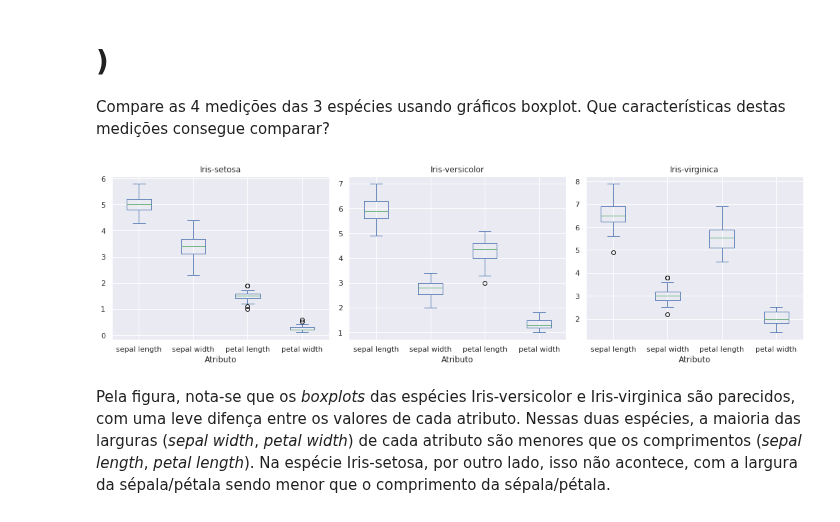
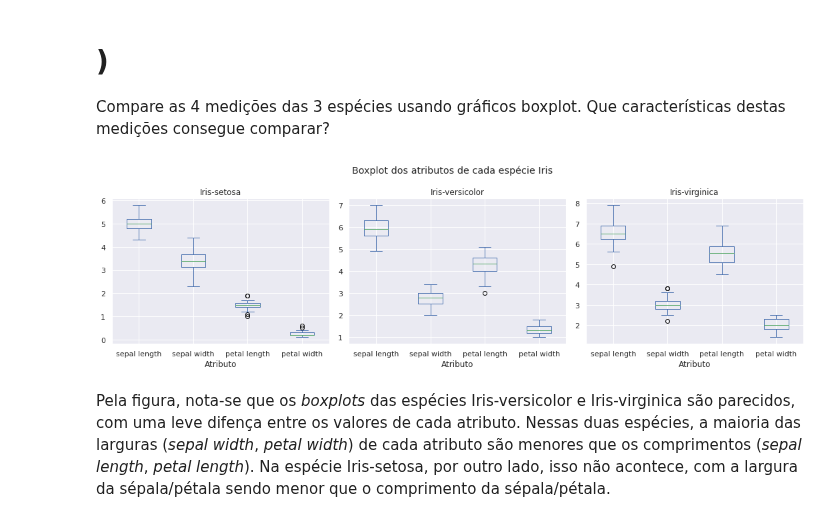
Before and after one commit to ifribeiro/TEI-EstApl, a Jupyter notebook: EPC2.ipynb, the cells around one changed output. Saved outputs shown, nothing was run; the diff lists cells and outputs as text; code cells hidden in the pictures.

```diff
--- a/EPC2.ipynb
+++ b/EPC2.ipynb
@@ -16,12 +16,13 @@ atributos = iris.columns
 # %%
 fig, ax = plt.subplots(ncols=3, figsize=(15,4.5))
 for i, e in enumerate(especies):
     iris[iris['class'] == e][['sepal length', 'sepal width', 'petal length', 'petal width']].plot(kind='box', ax=ax[i])
     ax[i].set_xlabel("Atributo")
     ax[i].set_title(e)
+plt.suptitle("Boxplot dos atributos de cada espécie Iris")
 plt.tight_layout()
 # %% [output]
-[figure, old version]
+[figure, new version]
 # %% [markdown]
 Pela figura, nota-se que os *boxplots* das espécies Iris-versicolor e Iris-virginica são parecidos, com uma leve difença entre os valores de cada atributo. Nessas duas espécies, a maioria das larguras (*sepal width*, *petal width*) de cada atributo são menores que os comprimentos (*sepal length*, *petal length*). Na espécie Iris-setosa, por outro lado, isso não acontece, com a largura da sépala/pétala sendo menor que o comprimento da sépala/pétala.
 # %% [markdown]
```
Also changed, not shown: parts of 16 cells of this notebook, 1 other file.
